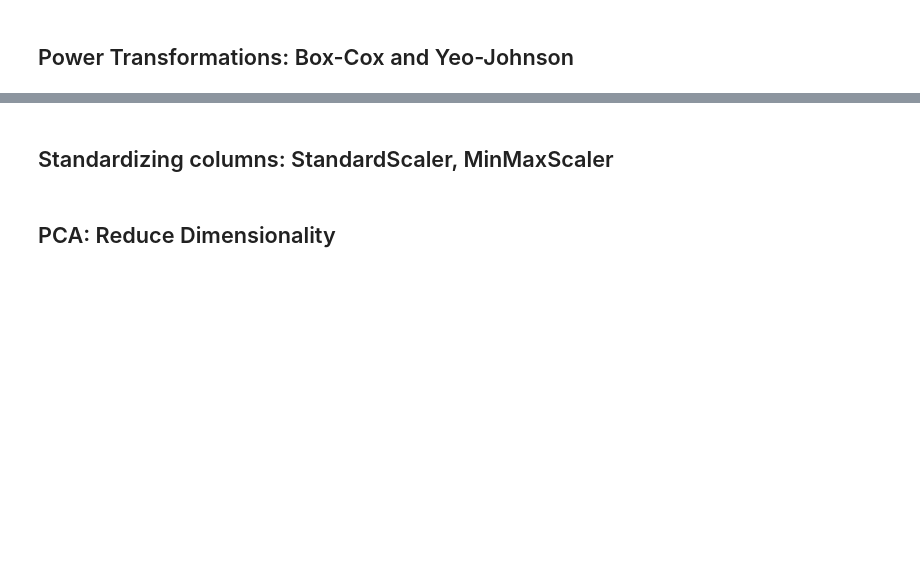
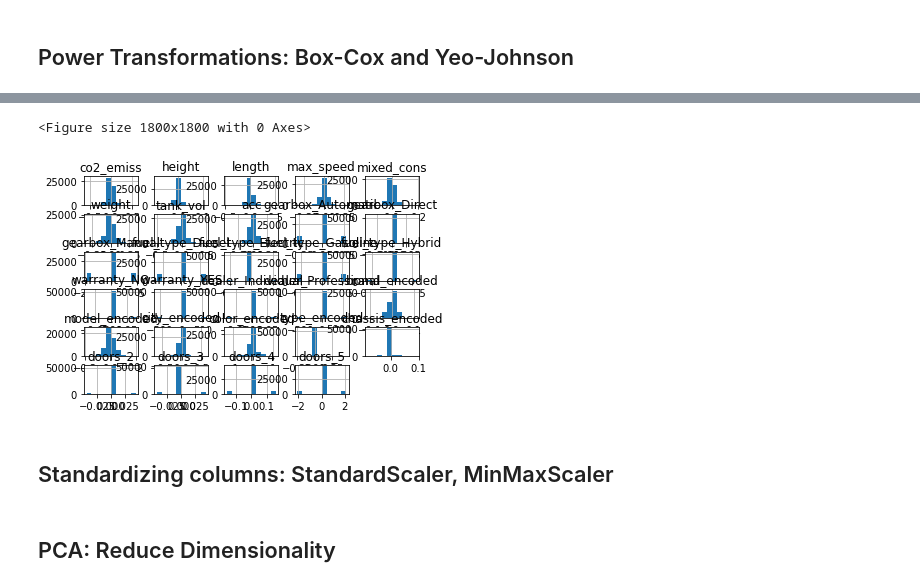
Before and after one commit to caresppen/UsedCarsAppraiser, a Jupyter notebook: notebooks/09_Column_Transformation.ipynb, the cells around one changed output, grey strips where cells are left out. Saved outputs shown, nothing was run; the diff lists cells and outputs as text; code cells hidden in the pictures; blank space fills up the shorter version.

```diff
--- a/notebooks/09_Column_Transformation.ipynb
+++ b/notebooks/09_Column_Transformation.ipynb
@@ -84,0 +141,10 @@ from sklearn.preprocessing import PowerTransformer, QuantileTransformer
+# %%
+scaler = MinMaxScaler(feature_range=(1, 2))
+boxcox = PowerTransformer(method='box-cox', standardize=False)
+pipeline = Pipeline(steps=[('s', scaler), ('bc', boxcox)])
+
+X_trf = pipeline.fit_transform(X)
+
+X_trf = pd.DataFrame(X_trf, columns=X.columns)
+
+X_trf
@@ -85,3 +165,12 @@ from sklearn.preprocessing import PowerTransformer, QuantileTransformer
+# %%
+plt.figure(figsize=(25, 25))
+
+X_trf.diff().hist()
+
+plt.show()
+# %% [output]
+<Figure size 1800x1800 with 0 Axes>
+[figure, added]
 # %% [markdown]
 ## Standardizing columns: StandardScaler, MinMaxScaler
 # %% [markdown]
```
Also changed, not shown: parts of 9 cells of this notebook, 1 other file.
